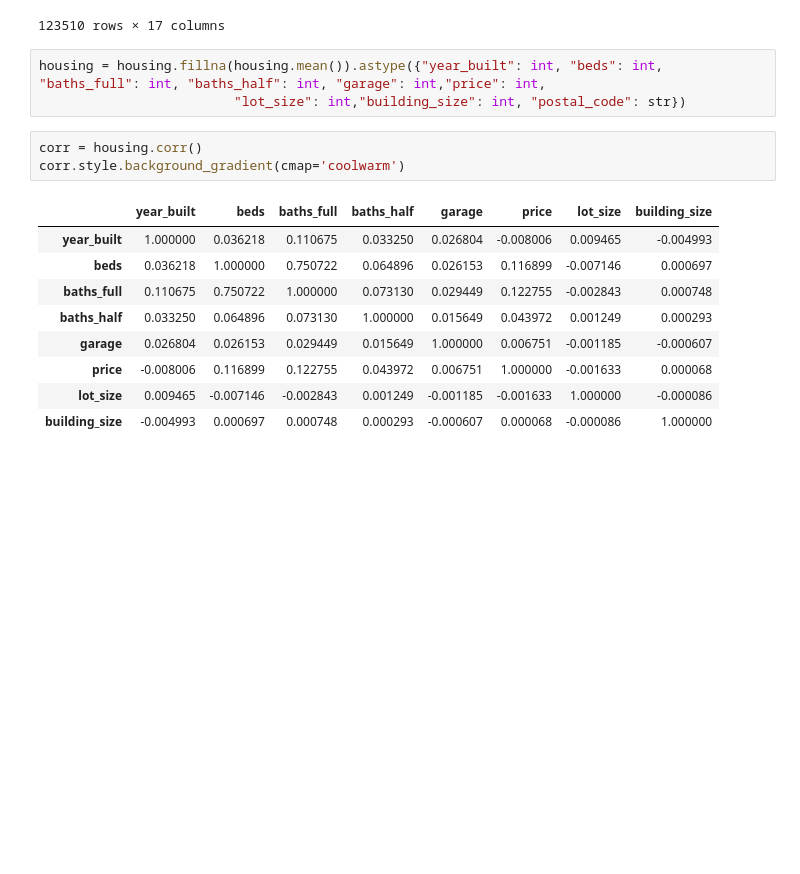
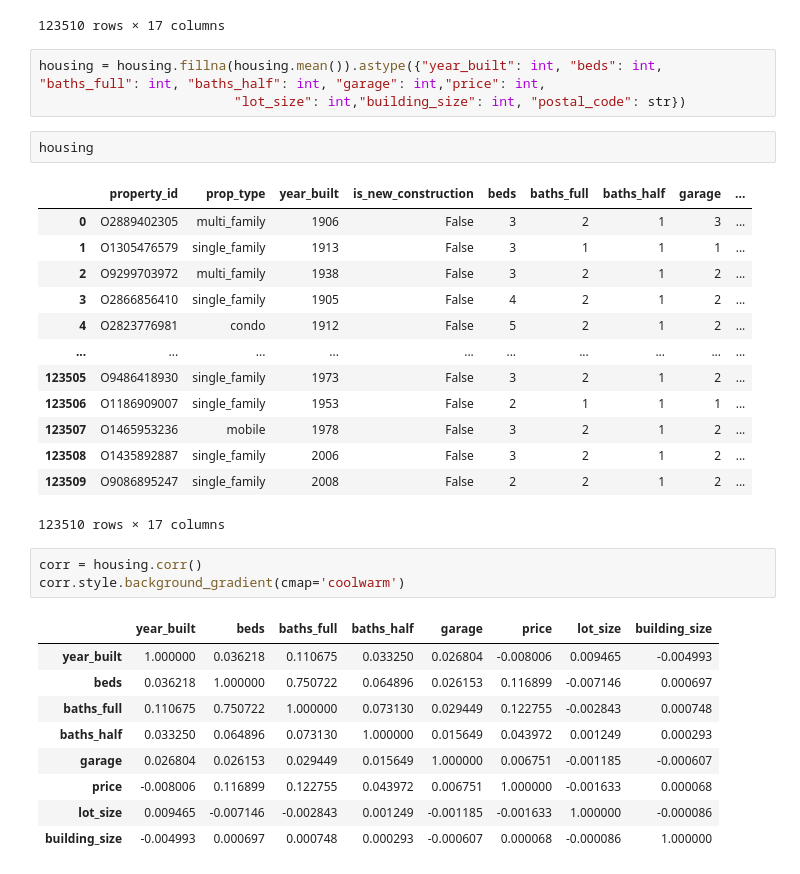
Before and after one commit to sakuraszy/STATS-170A-Group, a Jupyter notebook: presentation_1_data_vis.ipynb, the cells around one changed output. Cells and saved outputs as stored; diff of their text form; blank space fills up the shorter version.

```diff
--- a/presentation_1_data_vis.ipynb
+++ b/presentation_1_data_vis.ipynb
@@ -29,6 +29,22 @@ housing
 # %%
 housing = housing.fillna(housing.mean()).astype({"year_built": int, "beds": int, "baths_full": int, "baths_half": int, "garage": int,"price": int,
                          "lot_size": int,"building_size": int, "postal_code": str})
+# %%
+housing
+# %% [output]
+|  | property_id | prop_type | year_built | is_new_construction | beds | baths_full | baths_half | garage | ... |
+| 0 | O2889402305 | multi_family | 1906 | False | 3 | 2 | 1 | 3 | ... |
+| 1 | O1305476579 | single_family | 1913 | False | 3 | 1 | 1 | 1 | ... |
+| 2 | O9299703972 | multi_family | 1938 | False | 3 | 2 | 1 | 2 | ... |
+| 3 | O2866856410 | single_family | 1905 | False | 4 | 2 | 1 | 2 | ... |
+| 4 | O2823776981 | condo | 1912 | False | 5 | 2 | 1 | 2 | ... |
+| ... | ... | ... | ... | ... | ... | ... | ... | ... | ... |
+| 123505 | O9486418930 | single_family | 1973 | False | 3 | 2 | 1 | 2 | ... |
+| 123506 | O1186909007 | single_family | 1953 | False | 2 | 1 | 1 | 1 | ... |
+| 123507 | O1465953236 | mobile | 1978 | False | 3 | 2 | 1 | 2 | ... |
+| 123508 | O1435892887 | single_family | 2006 | False | 3 | 2 | 1 | 2 | ... |
+| 123509 | O9086895247 | single_family | 2008 | False | 2 | 2 | 1 | 2 | ... |
+123510 rows × 17 columns
 # %%
 corr = housing.corr()
 corr.style.background_gradient(cmap='coolwarm')
```
Also changed, not shown: parts of 2 cells of this notebook.
